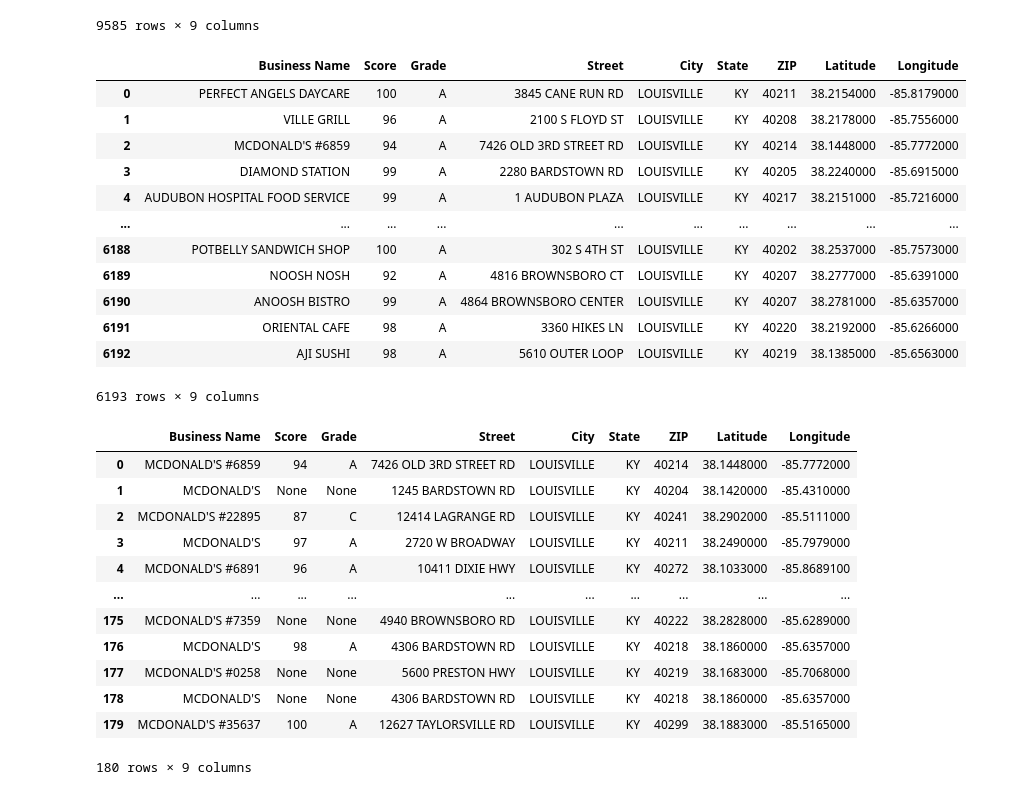
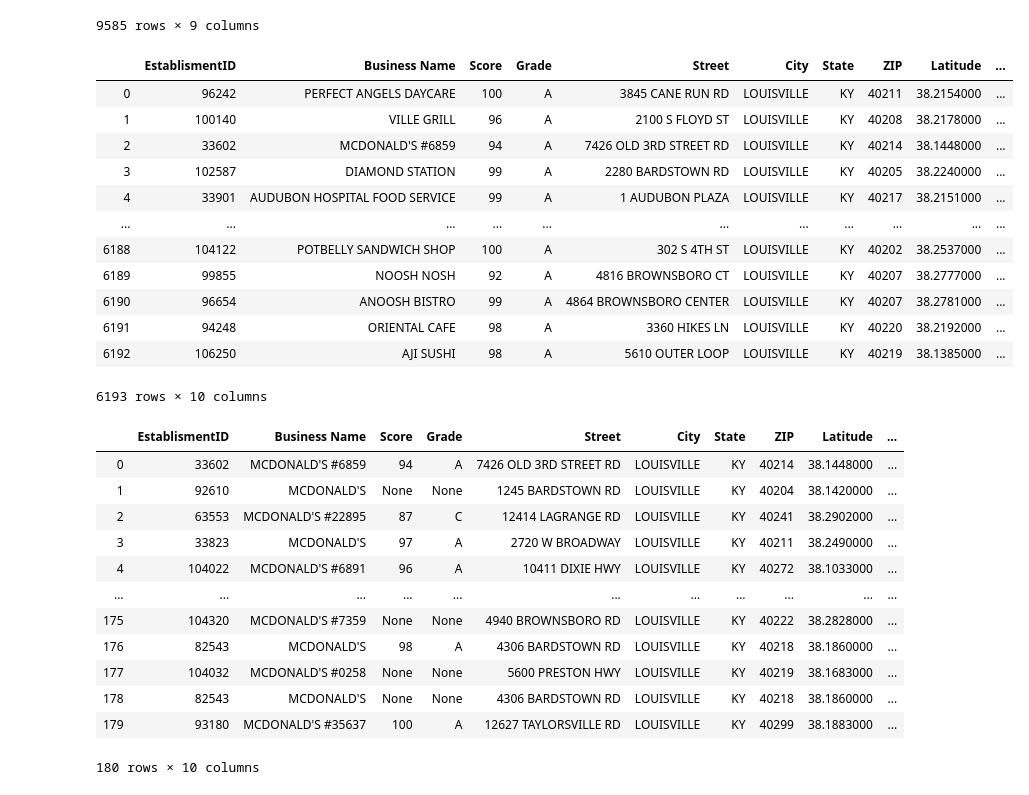
Before and after one commit to Reevin/python_codelou, a Jupyter notebook: FoodServiceDataSQL.ipynb, the cells around one changed output. Saved outputs shown, nothing was run; the diff lists cells and outputs as text; code cells hidden in the pictures.

```diff
--- a/FoodServiceDataSQL.ipynb
+++ b/FoodServiceDataSQL.ipynb
@@ -86,47 +86,49 @@ run_query(query)
 # %%
 # Rerunning above query with WHERE clause to filter out A ratings
 query = """
-SELECT "15" AS "Business Name", "13" AS "Score", "14" AS "Grade", "4" AS "Street", "6" AS "City",
+SELECT "0" AS "EstablismentID", "15" AS "Business Name", "13" AS "Score", "14" AS "Grade", "4" AS "Street", "6" AS "City",
 "7" AS "State", "8" AS "ZIP", "10" AS "Latitude", "11" AS "Longitude"
 FROM foodscores WHERE "14" = "A";
 """
 run_query(query)
 # %% [output]
-|  | Business Name | Score | Grade | Street | City | State | ZIP | Latitude | Longitude |
-| 0 | PERFECT ANGELS DAYCARE | 100 | A | 3845 CANE RUN RD | LOUISVILLE | KY | 40211 | 38.2154000 | -85.8179000 |
-| 1 | VILLE GRILL | 96 | A | 2100 S FLOYD ST | LOUISVILLE | KY | 40208 | 38.2178000 | -85.7556000 |
-| 2 | MCDONALD'S #6859 | 94 | A | 7426 OLD 3RD STREET RD | LOUISVILLE | KY | 40214 | 38.1448000 | -85.7772000 |
-| 3 | DIAMOND STATION | 99 | A | 2280 BARDSTOWN RD | LOUISVILLE | KY | 40205 | 38.2240000 | -85.6915000 |
-| 4 | AUDUBON HOSPITAL FOOD SERVICE | 99 | A | 1 AUDUBON PLAZA | LOUISVILLE | KY | 40217 | 38.2151000 | -85.7216000 |
-| ... | ... | ... | ... | ... | ... | ... | ... | ... | ... |
-| 6188 | POTBELLY SANDWICH SHOP | 100 | A | 302 S 4TH ST | LOUISVILLE | KY | 40202 | 38.2537000 | -85.7573000 |
-| 6189 | NOOSH NOSH | 92 | A | 4816 BROWNSBORO CT | LOUISVILLE | KY | 40207 | 38.2777000 | -85.6391000 |
-| 6190 | ANOOSH BISTRO | 99 | A | 4864 BROWNSBORO CENTER | LOUISVILLE | KY | 40207 | 38.2781000 | -85.6357000 |
-| 6191 | ORIENTAL CAFE | 98 | A | 3360 HIKES LN | LOUISVILLE | KY | 40220 | 38.2192000 | -85.6266000 |
-| 6192 | AJI SUSHI | 98 | A | 5610 OUTER LOOP | LOUISVILLE | KY | 40219 | 38.1385000 | -85.6563000 |
+|  | EstablismentID | Business Name | Score | Grade | Street | City | State | ZIP | Latitude | ... |
+| 0 | 96242 | PERFECT ANGELS DAYCARE | 100 | A | 3845 CANE RUN RD | LOUISVILLE | KY | 40211 | 38.2154000 | ... |
+| 1 | 100140 | VILLE GRILL | 96 | A | 2100 S FLOYD ST | LOUISVILLE | KY | 40208 | 38.2178000 | ... |
+| 2 | 33602 | MCDONALD'S #6859 | 94 | A | 7426 OLD 3RD STREET RD | LOUISVILLE | KY | 40214 | 38.1448000 | ... |
+| 3 | 102587 | DIAMOND STATION | 99 | A | 2280 BARDSTOWN RD | LOUISVILLE | KY | 40205 | 38.2240000 | ... |
+| 4 | 33901 | AUDUBON HOSPITAL FOOD SERVICE | 99 | A | 1 AUDUBON PLAZA | LOUISVILLE | KY | 40217 | 38.2151000 | ... |
+| ... | ... | ... | ... | ... | ... | ... | ... | ... | ... | ... |
+| 6188 | 104122 | POTBELLY SANDWICH SHOP | 100 | A | 302 S 4TH ST | LOUISVILLE | KY | 40202 | 38.2537000 | ... |
+| 6189 | 99855 | NOOSH NOSH | 92 | A | 4816 BROWNSBORO CT | LOUISVILLE | KY | 40207 | 38.2777000 | ... |
+| 6190 | 96654 | ANOOSH BISTRO | 99 | A | 4864 BROWNSBORO CENTER | LOUISVILLE | KY | 40207 | 38.2781000 | ... |
+| 6191 | 94248 | ORIENTAL CAFE | 98 | A | 3360 HIKES LN | LOUISVILLE | KY | 40220 | 38.2192000 | ... |
+| 6192 | 106250 | AJI SUSHI | 98 | A | 5610 OUTER LOOP | LOUISVILLE | KY | 40219 | 38.1385000 | ... |
-6193 rows × 9 columns
+6193 rows × 10 columns
 # %%
 #  Added a filter to target restaurant names e.g. "donald" for McDonalds
+#  There are duplicate entries in this table.  Need to eliminate ratings from the same restaurant.
+
 text = "donald"
 
 query = """
 SELECT
-"15" AS "Business Name", "13" AS "Score", "14" AS "Grade", "4" AS "Street", "6" AS "City",
+"0" AS "EstablismentID", "15" AS "Business Name", "13" AS "Score", "14" AS "Grade", "4" AS "Street", "6" AS "City",
 "7" AS "State", "8" AS "ZIP", "10" AS "Latitude", "11" AS "Longitude"
 FROM foodscores WHERE "15" LIKE "%{}%";
 """.format(text)
 run_query(query)
 # %% [output]
-|  | Business Name | Score | Grade | Street | City | State | ZIP | Latitude | Longitude |
-| 0 | MCDONALD'S #6859 | 94 | A | 7426 OLD 3RD STREET RD | LOUISVILLE | KY | 40214 | 38.1448000 | -85.7772000 |
-| 1 | MCDONALD'S | None | None | 1245 BARDSTOWN RD | LOUISVILLE | KY | 40204 | 38.1420000 | -85.4310000 |
-| 2 | MCDONALD'S #22895 | 87 | C | 12414 LAGRANGE RD | LOUISVILLE | KY | 40241 | 38.2902000 | -85.5111000 |
-| 3 | MCDONALD'S | 97 | A | 2720 W BROADWAY | LOUISVILLE | KY | 40211 | 38.2490000 | -85.7979000 |
-| 4 | MCDONALD'S #6891 | 96 | A | 10411 DIXIE HWY | LOUISVILLE | KY | 40272 | 38.1033000 | -85.8689100 |
-| ... | ... | ... | ... | ... | ... | ... | ... | ... | ... |
-| 175 | MCDONALD'S #7359 | None | None | 4940 BROWNSBORO RD | LOUISVILLE | KY | 40222 | 38.2828000 | -85.6289000 |
-| 176 | MCDONALD'S | 98 | A | 4306 BARDSTOWN RD | LOUISVILLE | KY | 40218 | 38.1860000 | -85.6357000 |
-| 177 | MCDONALD'S #0258 | None | None | 5600 PRESTON HWY | LOUISVILLE | KY | 40219 | 38.1683000 | -85.7068000 |
-| 178 | MCDONALD'S | None | None | 4306 BARDSTOWN RD | LOUISVILLE | KY | 40218 | 38.1860000 | -85.6357000 |
-| 179 | MCDONALD'S #35637 | 100 | A | 12627 TAYLORSVILLE RD | LOUISVILLE | KY | 40299 | 38.1883000 | -85.5165000 |
+|  | EstablismentID | Business Name | Score | Grade | Street | City | State | ZIP | Latitude | ... |
+| 0 | 33602 | MCDONALD'S #6859 | 94 | A | 7426 OLD 3RD STREET RD | LOUISVILLE | KY | 40214 | 38.1448000 | ... |
+| 1 | 92610 | MCDONALD'S | None | None | 1245 BARDSTOWN RD | LOUISVILLE | KY | 40204 | 38.1420000 | ... |
+| 2 | 63553 | MCDONALD'S #22895 | 87 | C | 12414 LAGRANGE RD | LOUISVILLE | KY | 40241 | 38.2902000 | ... |
+| 3 | 33823 | MCDONALD'S | 97 | A | 2720 W BROADWAY | LOUISVILLE | KY | 40211 | 38.2490000 | ... |
+| 4 | 104022 | MCDONALD'S #6891 | 96 | A | 10411 DIXIE HWY | LOUISVILLE | KY | 40272 | 38.1033000 | ... |
+| ... | ... | ... | ... | ... | ... | ... | ... | ... | ... | ... |
+| 175 | 104320 | MCDONALD'S #7359 | None | None | 4940 BROWNSBORO RD | LOUISVILLE | KY | 40222 | 38.2828000 | ... |
+| 176 | 82543 | MCDONALD'S | 98 | A | 4306 BARDSTOWN RD | LOUISVILLE | KY | 40218 | 38.1860000 | ... |
+| 177 | 104032 | MCDONALD'S #0258 | None | None | 5600 PRESTON HWY | LOUISVILLE | KY | 40219 | 38.1683000 | ... |
+| 178 | 82543 | MCDONALD'S | None | None | 4306 BARDSTOWN RD | LOUISVILLE | KY | 40218 | 38.1860000 | ... |
+| 179 | 93180 | MCDONALD'S #35637 | 100 | A | 12627 TAYLORSVILLE RD | LOUISVILLE | KY | 40299 | 38.1883000 | ... |
-180 rows × 9 columns
+180 rows × 10 columns
```
Also changed, not shown: parts of 2 cells of this notebook, 1 other file.
